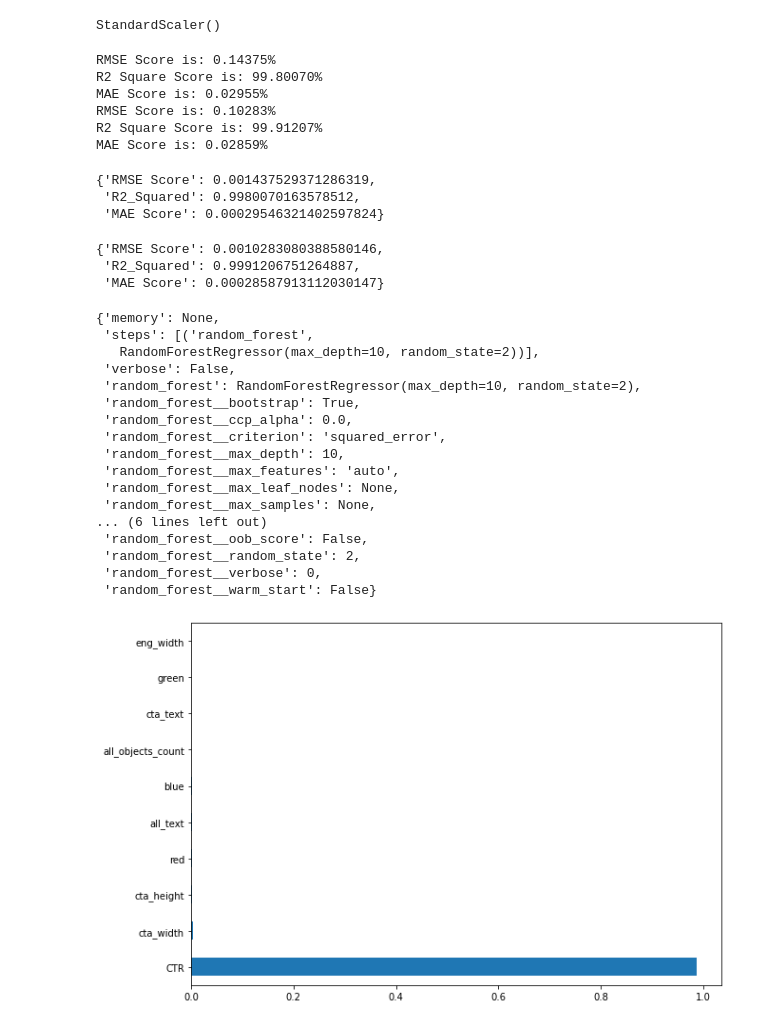
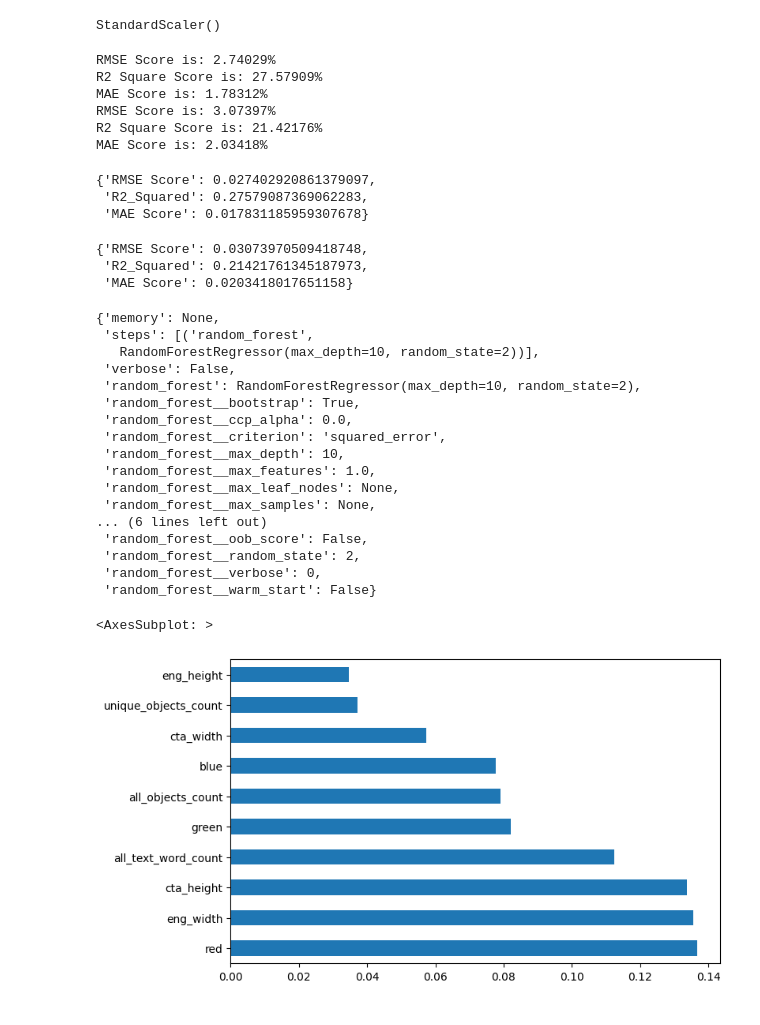
Before and after one commit to Hu-Hesheng/creative_image_optimization, a Jupyter notebook: notebooks/ml.ipynb, the cells around one changed output. Cells and saved outputs as stored; diff of their text form; code cells hidden in the pictures.

Commit message:
improve ml modeling

```diff
--- a/notebooks/ml.ipynb
+++ b/notebooks/ml.ipynb
@@ -32,6 +32,7 @@ import mlflow
 import mlflow.sklearn
 # %%
 # Load dataset
-df= pd.read_csv('../data/model_ready_data.csv')
+# df= pd.read_csv('../data/model_ready_data.csv')
+df= pd.read_csv('../junk/model_ready_datav2.csv')
 df.head(5)
 # %% [output]
@@ -63,5 +64,5 @@ dtypes: float64(16), int64(2)
 memory usage: 127.4 KB
 # %%
 ## separate the independent and target variable
-X = df.drop(['ER'], axis = 1)
+X = df.drop(['ER','CTR'], axis = 1)
 y = df['CTR']
@@ -107,12 +117,12 @@ with mlflow.start_run() as run:
     mlflow.log_metric("Test Score", test_score)
     mlflow.log_metrics(test_metrics)
 # %% [output]
-RMSE Score is: 0.14375%
-R2 Square Score is: 99.80070%
-MAE Score is: 0.02955%
-RMSE Score is: 0.10283%
-R2 Square Score is: 99.91207%
-MAE Score is: 0.02859%
+RMSE Score is: 2.74029%
+R2 Square Score is: 27.57909%
+MAE Score is: 1.78312%
+RMSE Score is: 3.07397%
+R2 Square Score is: 21.42176%
+MAE Score is: 2.03418%
 # %%
 # Create dictionary with candidate learning algorithms and their hyperparameters
 grid_param = [{
@@ -150,15 +160,15 @@ def generate_model_name(mse_score: float) -> str:
 # %%
 valid_metrics
 # %% [output]
-{'RMSE Score': 0.001437529371286319,
- 'R2_Squared': 0.9980070163578512,
- 'MAE Score': 0.00029546321402597824}
+{'RMSE Score': 0.027402920861379097,
+ 'R2_Squared': 0.27579087369062283,
+ 'MAE Score': 0.017831185959307678}
 # %%
 test_metrics
 # %% [output]
-{'RMSE Score': 0.0010283080388580146,
- 'R2_Squared': 0.9991206751264887,
- 'MAE Score': 0.00028587913112030147}
+{'RMSE Score': 0.03073970509418748,
+ 'R2_Squared': 0.21421761345187973,
+ 'MAE Score': 0.0203418017651158}
 # %%
 def save_model(model, mse_score) -> None:
     try:
@@ -181,7 +191,7 @@ best_model.get_params()
  'random_forest__ccp_alpha': 0.0,
  'random_forest__criterion': 'squared_error',
  'random_forest__max_depth': 10,
- 'random_forest__max_features': 'auto',
+ 'random_forest__max_features': 1.0,
  'random_forest__max_leaf_nodes': None,
  'random_forest__max_samples': None,
 ... (6 lines left out)
@@ -190,8 +200,9 @@ best_model.get_params()
  'random_forest__verbose': 0,
  'random_forest__warm_start': False}
 # %%
-plt.figure(figsize=(10,7))
+plt.figure(figsize=(8,5))
 feat_importances = pd.Series(best_model.steps[0][1].feature_importances_, index = X.columns)
-feat_importances.nlargest(10).plot(kind='barh');
+feat_importances.nlargest(10).plot(kind='barh')
 # %% [output]
+<AxesSubplot: >
-[figure, old version]
+[figure, new version]
```
Also changed, not shown: parts of 2 cells of this notebook, 54 other files.
